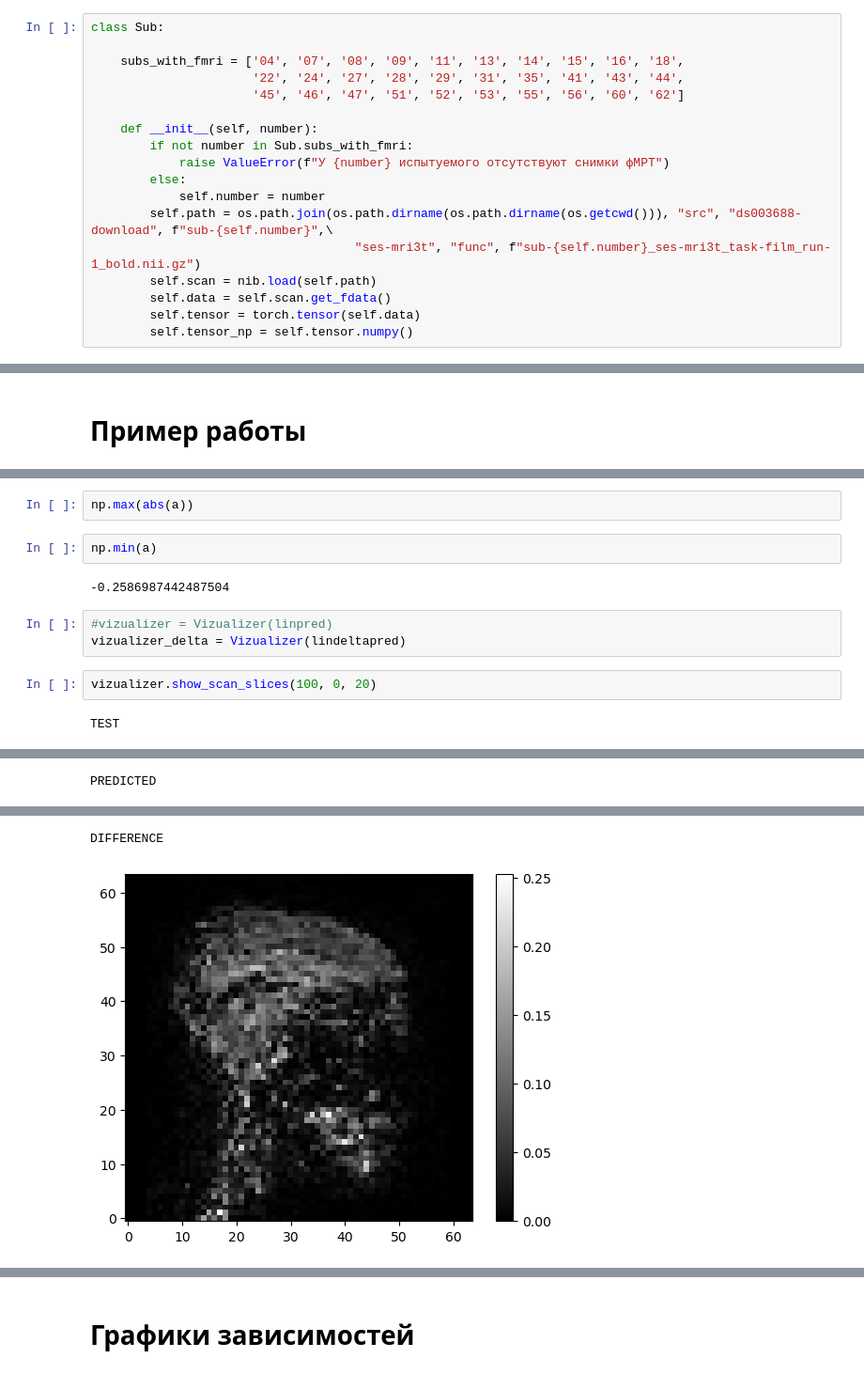
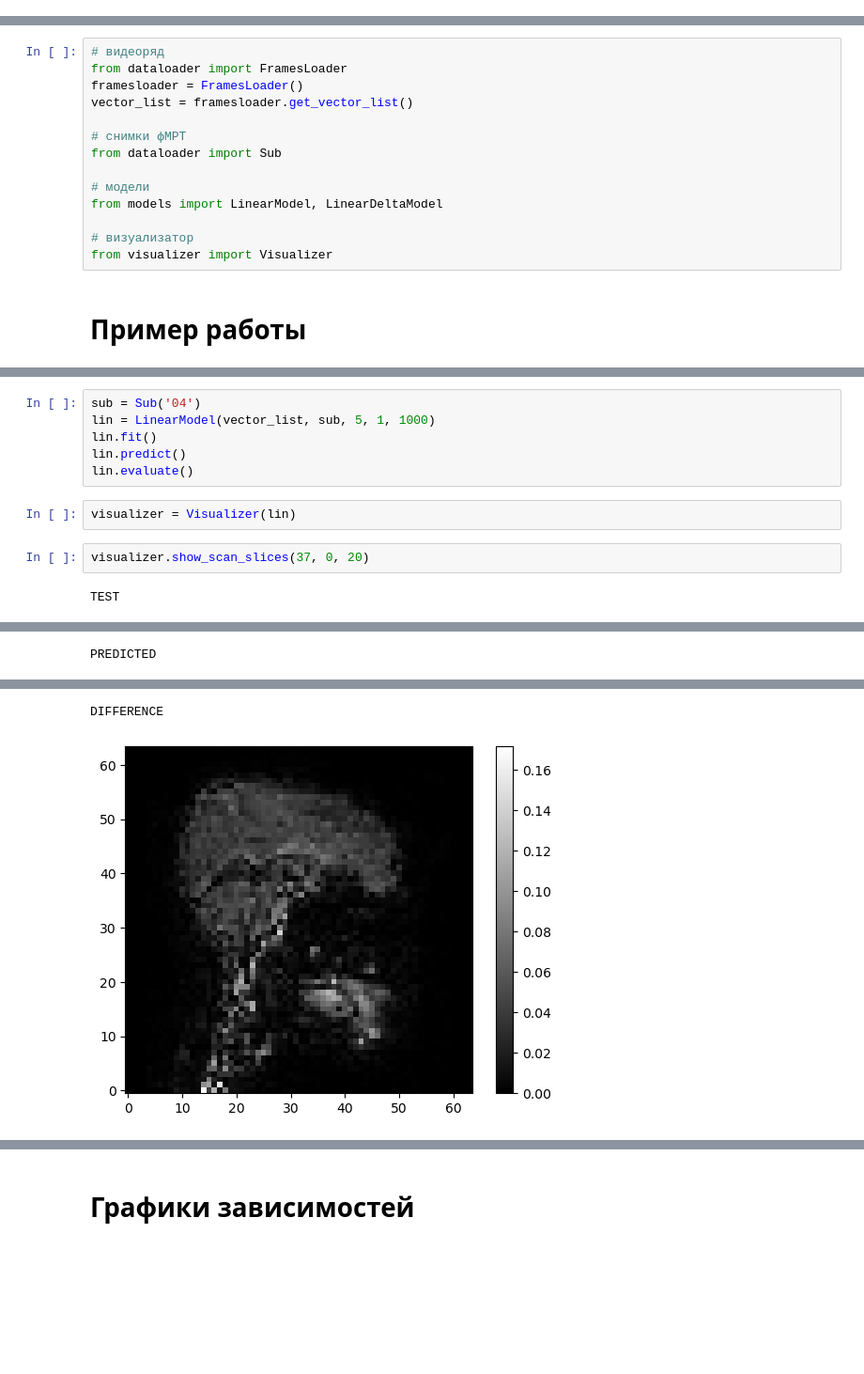
Before and after one commit to intsystems/2023-Project-112, a Jupyter notebook: code/main_experiment/main_new.ipynb, the cells around one changed output, grey strips where cells are left out. Shown at 94% size. Saved outputs shown, nothing was run; the diff lists cells and outputs as text; blank space fills up the shorter version.

```diff
--- a/code/main_experiment/main_new.ipynb
+++ b/code/main_experiment/main_new.ipynb
@@ -80,18 +15,0 @@ vector_list = np.load(os.path.join(os.path.dirname(os.path.dirname(os.getcwd()))
-# %%
-class Sub:
-
-    subs_with_fmri = ['04', '07', '08', '09', '11', '13', '14', '15', '16', '18',
-                      '22', '24', '27', '28', '29', '31', '35', '41', '43', '44',
-                      '45', '46', '47', '51', '52', '53', '55', '56', '60', '62']
-
-    def __init__(self, number):
-        if not number in Sub.subs_with_fmri:
-            raise ValueError(f"У {number} испытуемого отсутствуют снимки фМРТ")
-        else:
-            self.number = number
-        self.path = os.path.join(os.path.dirname(os.path.dirname(os.getcwd())), "src", "ds003688-download", f"sub-{self.number}",\
-                                    "ses-mri3t", "func", f"sub-{self.number}_ses-mri3t_task-film_run-1_bold.nii.gz")
-        self.scan = nib.load(self.path)
-        self.data = self.scan.get_fdata()
-        self.tensor = torch.tensor(self.data)
-        self.tensor_np = self.tensor.numpy()
@@ -383,2 +16,16 @@ class Vizualizer:
+# %%
+# видеоряд
+from dataloader import FramesLoader
+framesloader = FramesLoader()
+vector_list = framesloader.get_vector_list()
+
+# снимки фМРТ
+from dataloader import Sub
+
+# модели
+from models import LinearModel, LinearDeltaModel
+
+# визуализатор
+from visualizer import Visualizer
 # %% [markdown]
 # Пример работы
@@ -412,13 +32,12 @@ a.shape
-# %%
-np.max(abs(a))
-# %%
-np.min(a)
-# %% [output]
--0.2586987442487504
-# %%
-#vizualizer = Vizualizer(linpred)
-vizualizer_delta = Vizualizer(lindeltapred)
+# %%
+sub = Sub('04')
+lin = LinearModel(vector_list, sub, 5, 1, 1000)
+lin.fit()
+lin.predict()
+lin.evaluate()
+# %%
+visualizer = Visualizer(lin)
 # %%
-vizualizer.show_scan_slices(100, 0, 20)
+visualizer.show_scan_slices(37, 0, 20)
 # %% [output]
 TEST
@@ -428,2 +47,2 @@ PREDICTED
 DIFFERENCE
-[figure, old version]
+[figure, new version]
```
Also changed, not shown: parts of 91 cells of this notebook, 9 other files.
